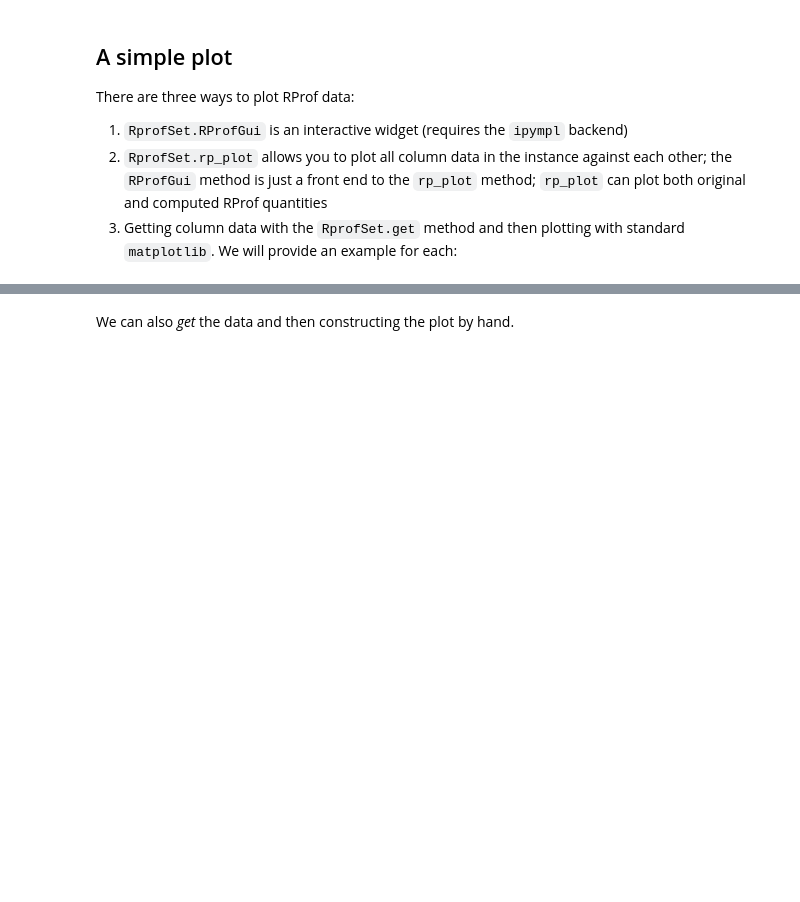
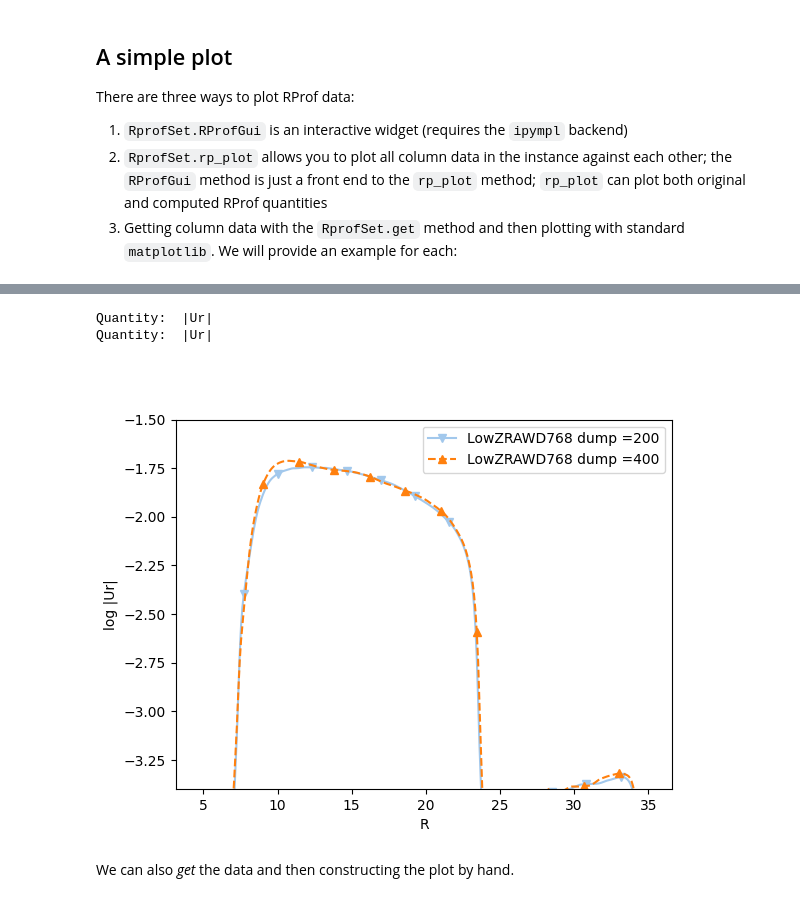
Before and after one commit to PPMstar/PPMnotebooks, a Jupyter notebook: Demos/rprof_demo.ipynb, the cells around one changed output, grey strips where cells are left out. Drawn from its saved outputs; the diff is of its cells as text; code cells hidden in the pictures; blank space fills up the shorter version.

```diff
--- a/Demos/rprof_demo.ipynb
+++ b/Demos/rprof_demo.ipynb
@@ -145,6 +268,12 @@ rp_set.rp_plot?
 # %%
-ifig =3 ; plt.close(ifig); plt.figure(ifig)
-rp_set.rp_plot([200,400],'|Ur|',ifig=ifig,logy=True,yylim=(-3.4,-1.9))
+ifig = 3
+plt.close(ifig)
+plt.figure(ifig)
+rp_set.rp_plot([200, 400], "|Ur|", ifig=ifig, logy=True, yylim=(-3.4, -1.5))
+# %% [output]
+Quantity:  |Ur|
+Quantity:  |Ur|
+[figure, added]
 # %% [markdown]
 We can also _get_ the data and then constructing the plot by hand.
 # %%
```
Also changed, not shown: parts of 36 cells of this notebook.
